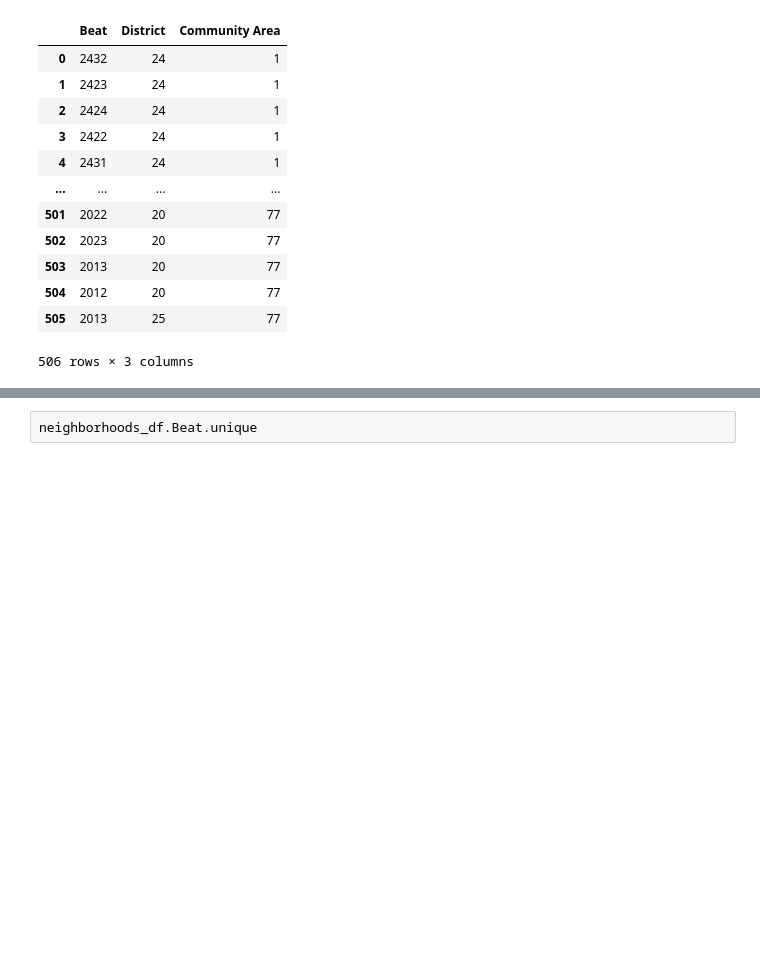
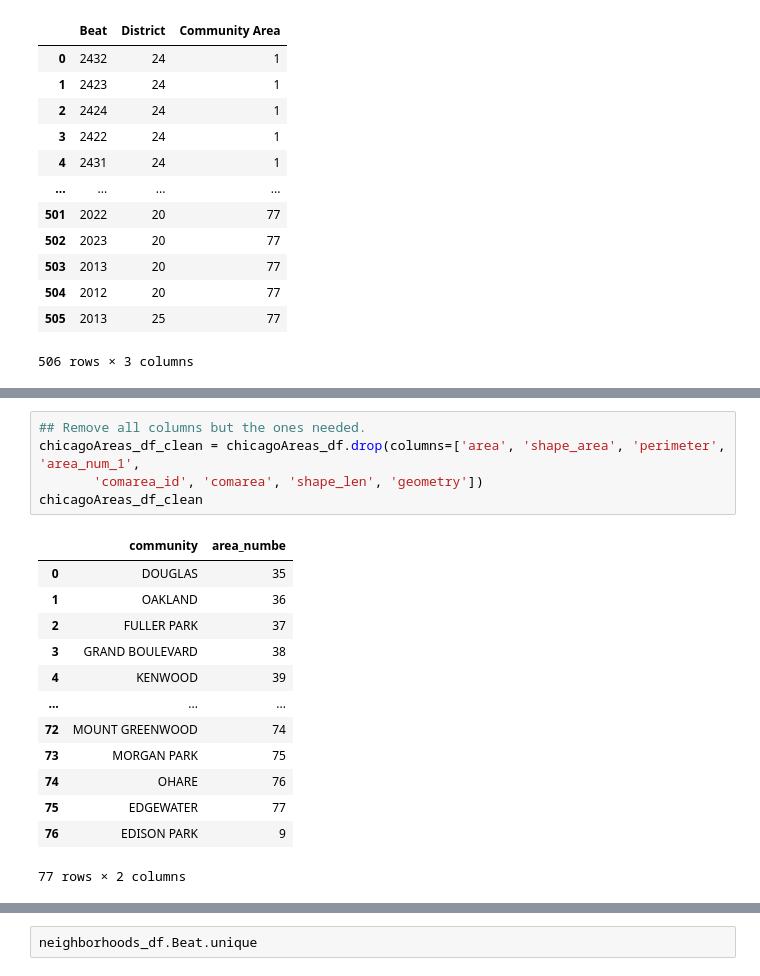
Before and after one commit to PhysicsGlitch/Geomap_Project, a Jupyter notebook: data_exploration_merged.ipynb, the cells around one changed output, grey strips where cells are left out. Cells and saved outputs as stored; diff of their text form; blank space fills up the shorter version.

Commit message:
I have a Chicago Area Name With Number

```diff
--- a/data_exploration_merged.ipynb
+++ b/data_exploration_merged.ipynb
@@ -248,0 +254,19 @@ neighborhoods_df
+# %%
+## Remove all columns but the ones needed.
+chicagoAreas_df_clean = chicagoAreas_df.drop(columns=['area', 'shape_area', 'perimeter', 'area_num_1',
+       'comarea_id', 'comarea', 'shape_len', 'geometry'])
+chicagoAreas_df_clean
+# %% [output]
+|  | community | area_numbe |
+| 0 | DOUGLAS | 35 |
+| 1 | OAKLAND | 36 |
+| 2 | FULLER PARK | 37 |
+| 3 | GRAND BOULEVARD | 38 |
+| 4 | KENWOOD | 39 |
+| ... | ... | ... |
+| 72 | MOUNT GREENWOOD | 74 |
+| 73 | MORGAN PARK | 75 |
+| 74 | OHARE | 76 |
+| 75 | EDGEWATER | 77 |
+| 76 | EDISON PARK | 9 |
+77 rows × 2 columns
```
Also changed, not shown: parts of 5 cells of this notebook.
